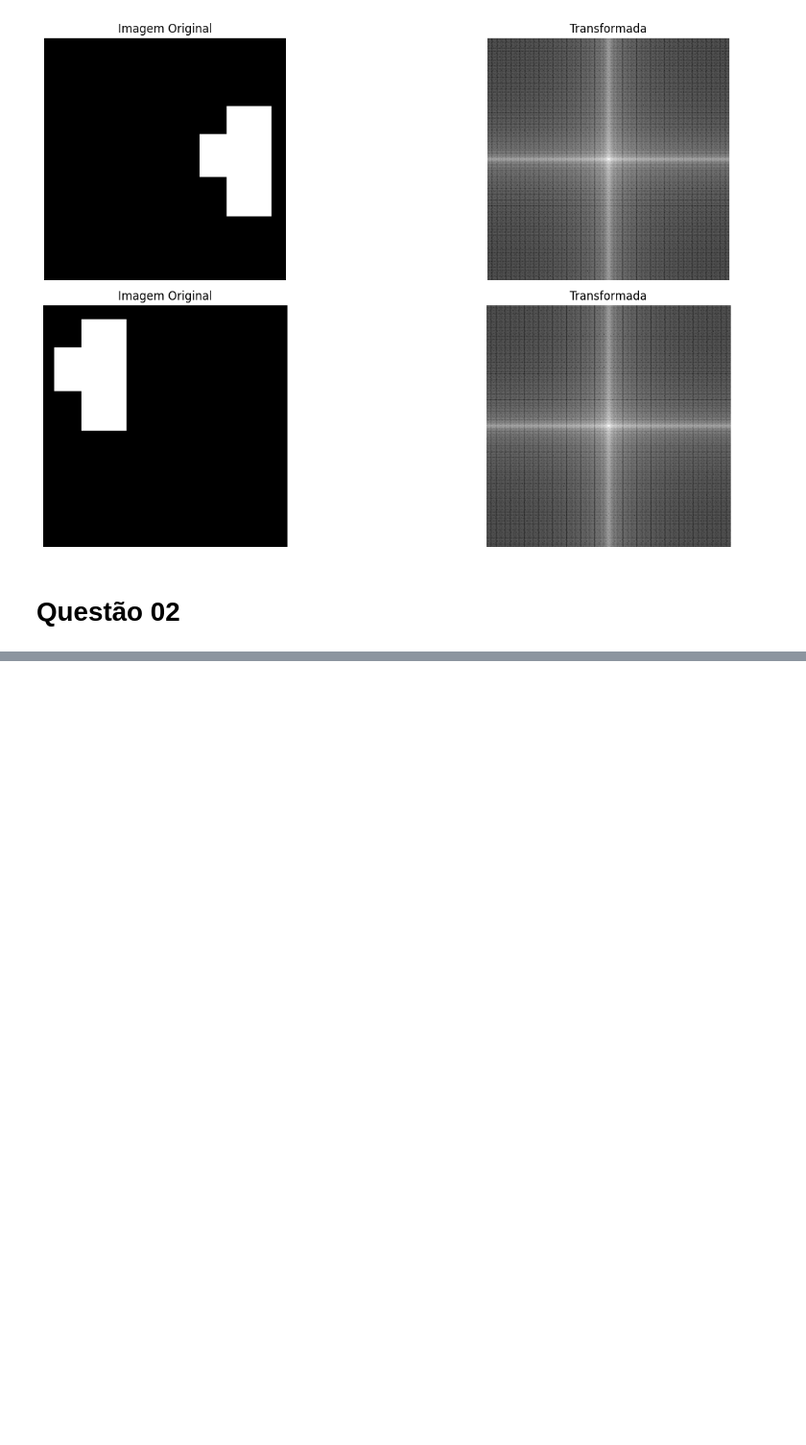
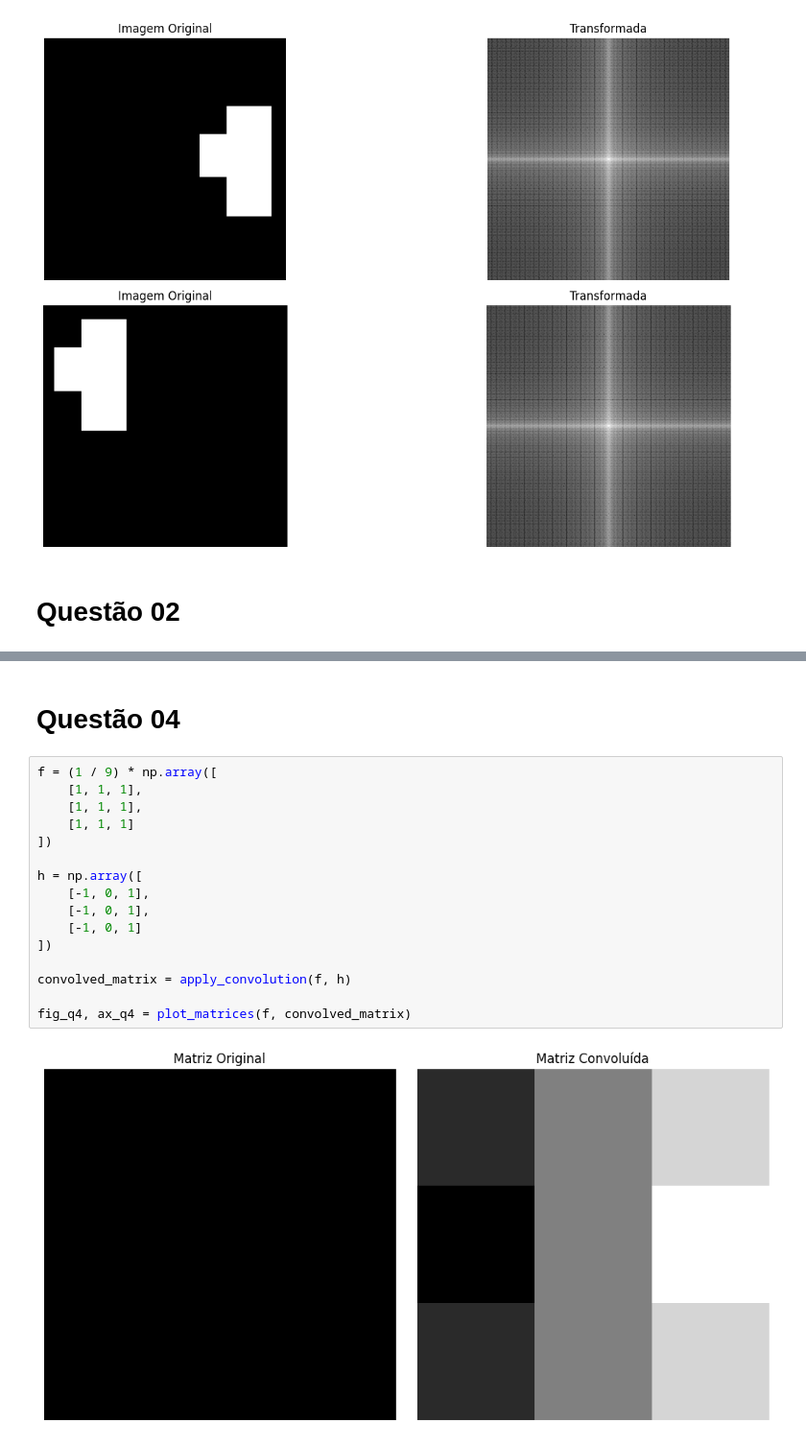
Before and after one commit to Manuelfjr/pdi, a Jupyter notebook: notebooks/01_atv02_code.ipynb, the cells around one changed output, grey strips where cells are left out. Shown at 96% size. Drawn from its saved outputs; the diff is of its cells as text; blank space fills up the shorter version.

```diff
--- a/notebooks/01_atv02_code.ipynb
+++ b/notebooks/01_atv02_code.ipynb
@@ -117,0 +154,20 @@ fig_q2_i1.savefig(path_assets / "atv02-q02-07.png", dpi=400, bbox_inches='tight'
+# %% [markdown]
+# Questão 04
+# %%
+f = (1 / 9) * np.array([
+    [1, 1, 1],
+    [1, 1, 1],
+    [1, 1, 1]
+])
+
+h = np.array([
+    [-1, 0, 1],
+    [-1, 0, 1],
+    [-1, 0, 1]
+])
+
+convolved_matrix = apply_convolution(f, h)
+
+fig_q4, ax_q4 = plot_matrices(f, convolved_matrix)
+# %% [output]
+[figure, added]
```
Also changed, not shown: parts of 6 cells of this notebook, 4 other files.
